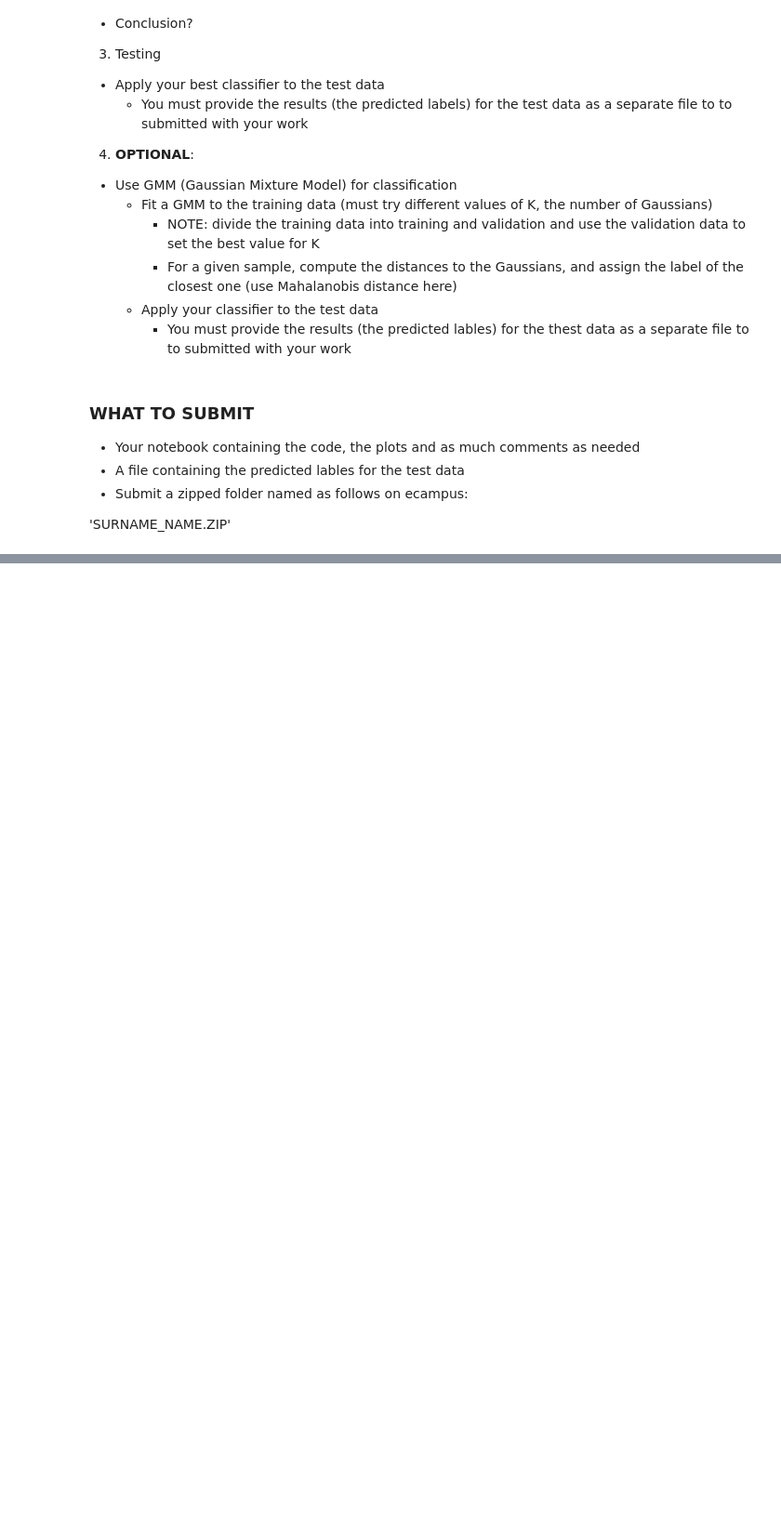
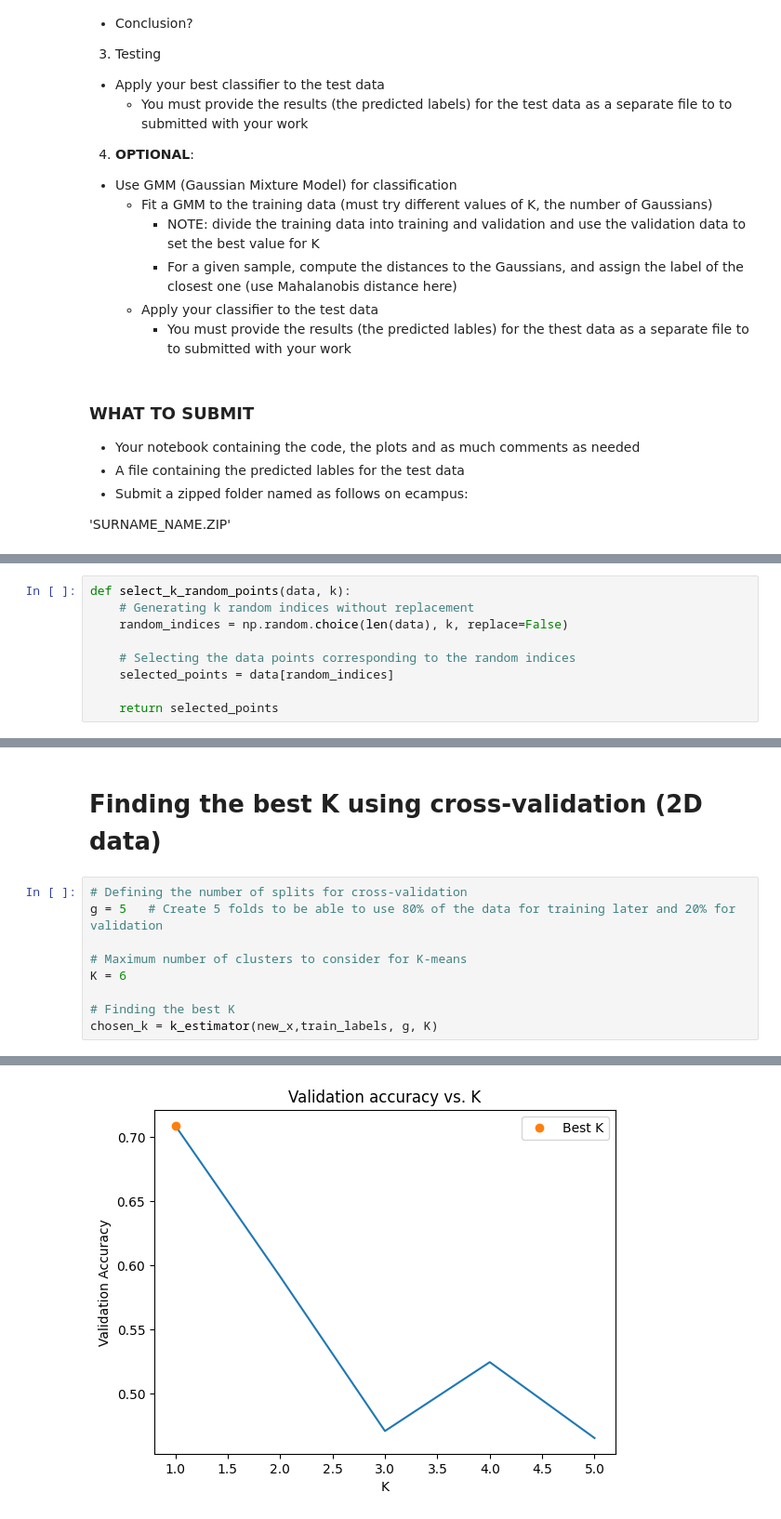
Before and after one commit to Carine000/UPS---PCA-Kmeans-Classification, a Jupyter notebook: SML_classification.ipynb, the cells around one changed output, grey strips where cells are left out. Shown: that part at 93% size. Saved outputs shown, nothing was run; the diff lists cells and outputs as text; blank space fills up the shorter version.

```diff
--- a/SML_classification.ipynb
+++ b/SML_classification.ipynb
@@ -108,0 +438,9 @@ This is a binary classification problem and we will try the following:
+# %%
+def select_k_random_points(data, k):
+    # Generating k random indices without replacement
+    random_indices = np.random.choice(len(data), k, replace=False)
+
+    # Selecting the data points corresponding to the random indices
+    selected_points = data[random_indices]
+
+    return selected_points
@@ -108,0 +705,12 @@ This is a binary classification problem and we will try the following:
+# %% [markdown]
+# **Finding the best K using cross-validation (2D data)**
+# %%
+# Defining the number of splits for cross-validation
+g = 5   # Create 5 folds to be able to use 80% of the data for training later and 20% for validation
+
+# Maximum number of clusters to consider for K-means
+K = 6
+
+# Finding the best K
+chosen_k = k_estimator(new_x,train_labels, g, K)
+# %% [output]
@@ -108,0 +734 @@ This is a binary classification problem and we will try the following:
+[figure, added]
```
Also changed, not shown: parts of 40 cells of this notebook.
